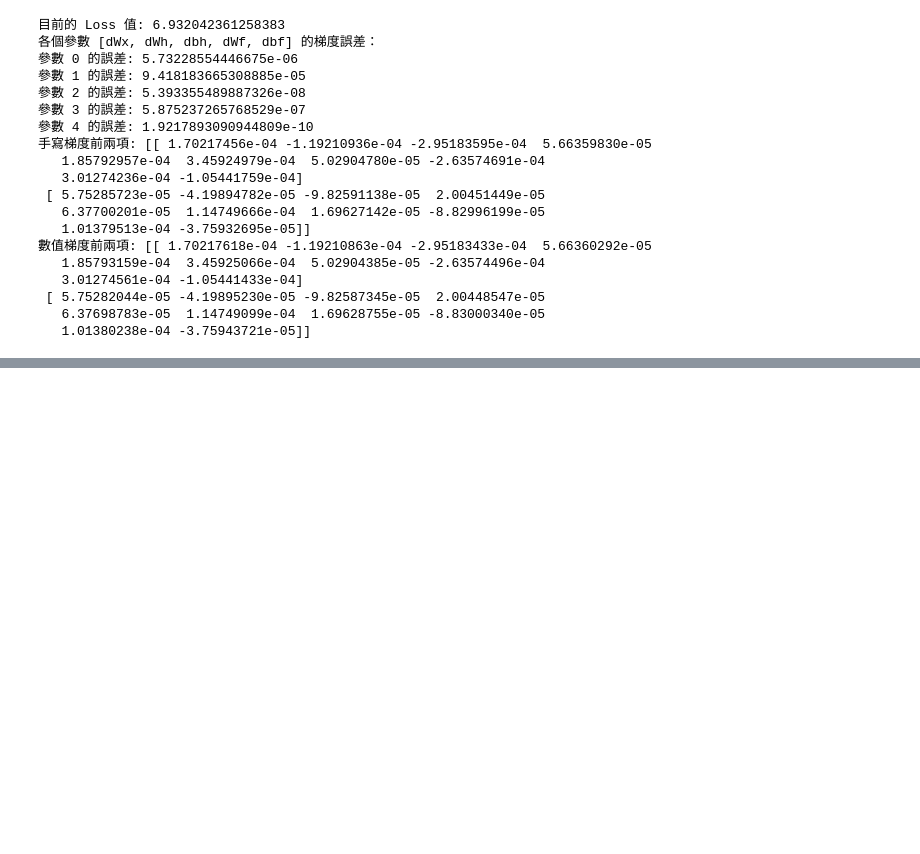
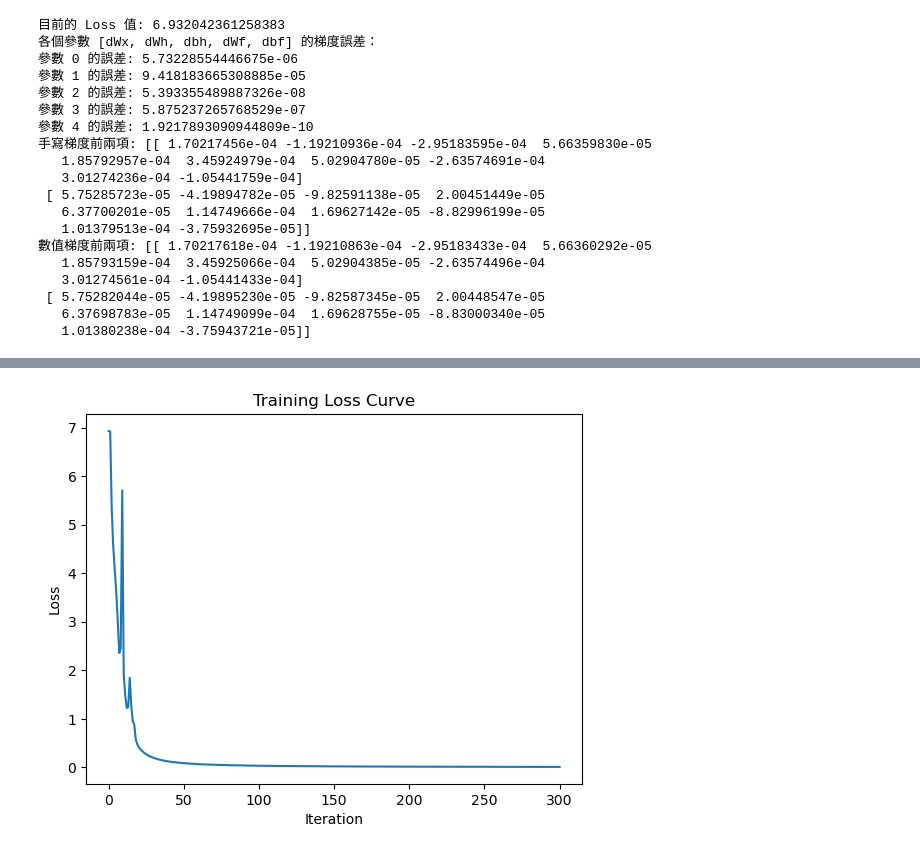
Before and after one commit to billy1125/Machine-Learning, a Jupyter notebook: RNN.ipynb, the cells around one changed output, grey strips where cells are left out. Saved outputs shown, nothing was run; the diff lists cells and outputs as text; code cells hidden in the pictures; blank space fills up the shorter version.

```diff
--- a/RNN.ipynb
+++ b/RNN.ipynb
@@ -667,0 +919,13 @@ print("數值梯度前兩項:", numerical_grads[1][:2])
+# %%
+data_iter = simple_data_iter_always_reset(Xs, Ys, num_batches=500)
+
+print(data_iter.__next__())  # 看一下 data_iter 每次吐出來的東西長什麼樣子
+
+losses, H = rnn_train_epoch(
+    params=params,
+    data_iter=data_iter,
+    optimizer=AdaGrad(params, learning_rate=0.1),
+    iterations=300,
+    loss_function=rnn_loss_grad,
+    print_n=20
+)
@@ -667,0 +950,11 @@ print("數值梯度前兩項:", numerical_grads[1][:2])
+# %%
+import matplotlib.pyplot as plt
+
+plt.figure()
+plt.plot(losses)
+plt.xlabel("Iteration")
+plt.ylabel("Loss")
+plt.title("Training Loss Curve")
+plt.show()
+# %% [output]
+[figure, added]
```
Also changed, not shown: parts of 12 cells of this notebook.
